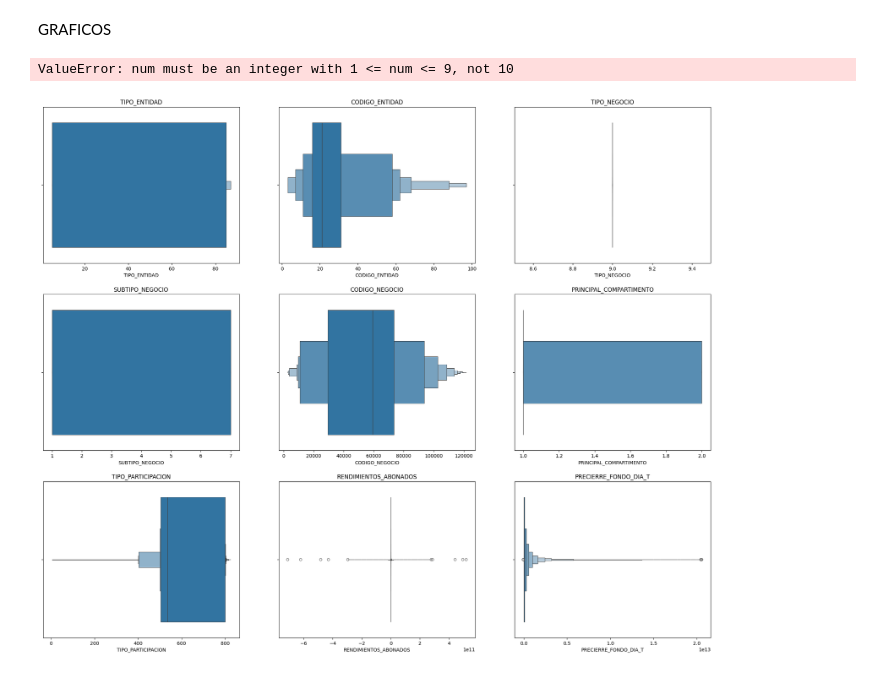
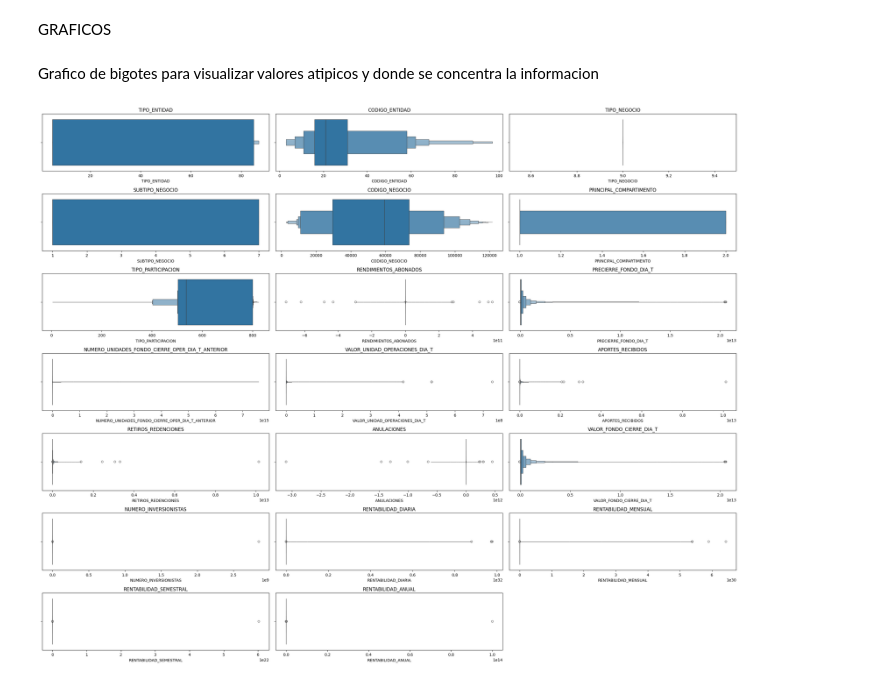
Before and after one commit to MiguelRomero01/MINTIC, a Jupyter notebook: modulo1/Untitled.ipynb, the cells around one changed output. Cells and saved outputs as stored; diff of their text form; code cells hidden in the pictures.

```diff
--- a/modulo1/Untitled.ipynb
+++ b/modulo1/Untitled.ipynb
@@ -9,6 +9,7 @@ Creacion del dataframe y la base de datos
 # %%
 #Intentar traer los datos a utilizar en formato csv
 try:
+    pd.set_option('display.float_format', lambda x: '%.1f' % x)
     df_FondosInversion_colectiva = pd.read_csv("C:/Users/migue/Music/MINTIC/mintic/modulo1/fuente de datos/Rentabilidades_de_los_Fondos_de_Inversi_n_Colectiva__FIC__20240914.csv")
     print("Se cargo exitosamente la fuente de datos")
 
@@ -106,10 +64,10 @@ plt.show()
 Validacion de cantidad de columnas y filas
 # %%
 # Se crea un DataFrame nuevo, utilizando los datos existentes del dataset
-df_Familias_En_Accion = pd.DataFrame(df_Familias_En_Accion)
+df_FondosInversion_colectiva = pd.DataFrame(df_FondosInversion_colectiva)
 
 # Consulta y validación de la cantidad de filas y columnas del dataframe
-num_rows, num_cols = df_Familias_En_Accion.shape
+num_rows, num_cols = df_FondosInversion_colectiva.shape
 
 # Imprimir mensaje y valores de salidas del dataframe
 print(f'Datos del dataframe: \nFilas: {num_rows} \nColumnas: {num_cols}')
@@ -119,0 +177,9 @@ Columnas: 27
+# %%
+df_FondosInversion_colectiva['fecha'] = pd.to_datetime(df_FondosInversion_colectiva['FECHA_CORTE'])
+
+# Obtener la fecha máxima y mínima
+fecha_maxima = df_FondosInversion_colectiva['fecha'].max()
+fecha_minima = df_FondosInversion_colectiva['fecha'].min()
+
+print("Fecha máxima:", fecha_maxima)
+print("Fecha mínima:", fecha_minima)
@@ -236,17 +293,24 @@ RENTABILIDAD_ANUAL (1620816 valores únicos):
 ...
 # %% [markdown]
 GRAFICOS
+# %% [markdown]
+Grafico de bigotes para visualizar valores atipicos y donde se concentra la informacion
 # %%
+import matplotlib.pyplot as plt
+
 numeric_cols = df_FondosInversion_colectiva.select_dtypes(include=['float64', 'int64']).columns
+
+num_plots = len(numeric_cols)
+num_cols = 3
+num_rows = (num_plots + num_cols - 1) // num_cols  # Calcula cuántas filas se necesitan
 
 plt.figure(figsize=(25, 20))
 for i, col in enumerate(numeric_cols, 1):
-    plt.subplot(3,3,i)
+    plt.subplot(num_rows, num_cols, i)
     sns.boxenplot(data=df_FondosInversion_colectiva, x=col)
     plt.title(col)
 
 plt.tight_layout()
-plt.show
+plt.show()
 # %% [output]
-ValueError: num must be an integer with 1 <= num <= 9, not 10
-[figure, old version]
+[figure, new version]
```
Also changed, not shown: parts of 33 cells of this notebook, 1 other file.
